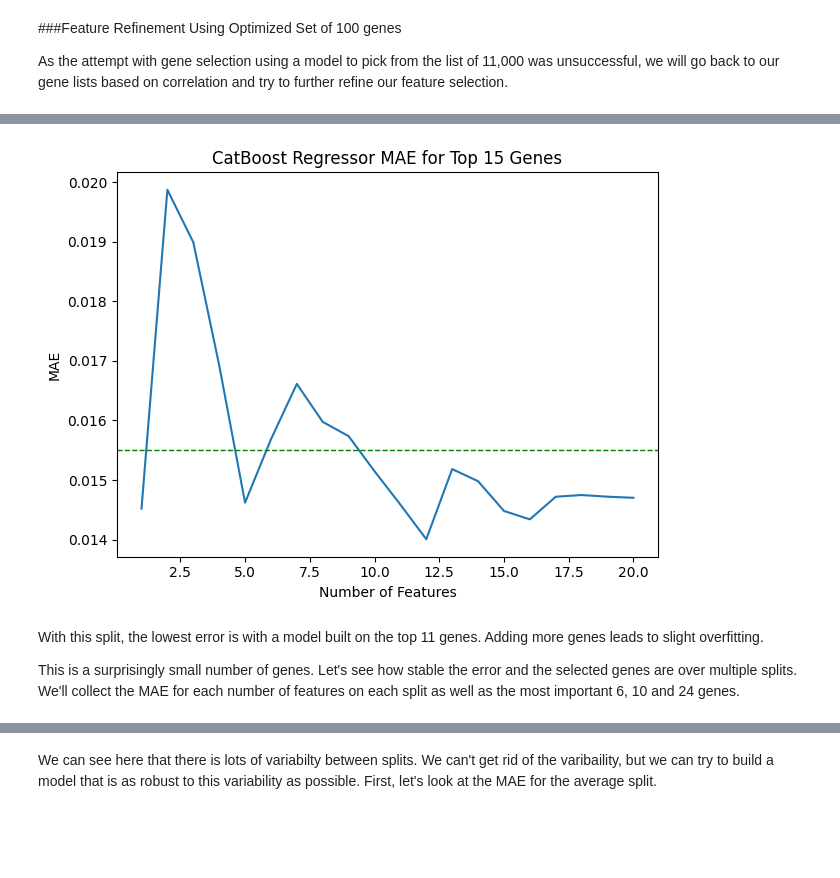
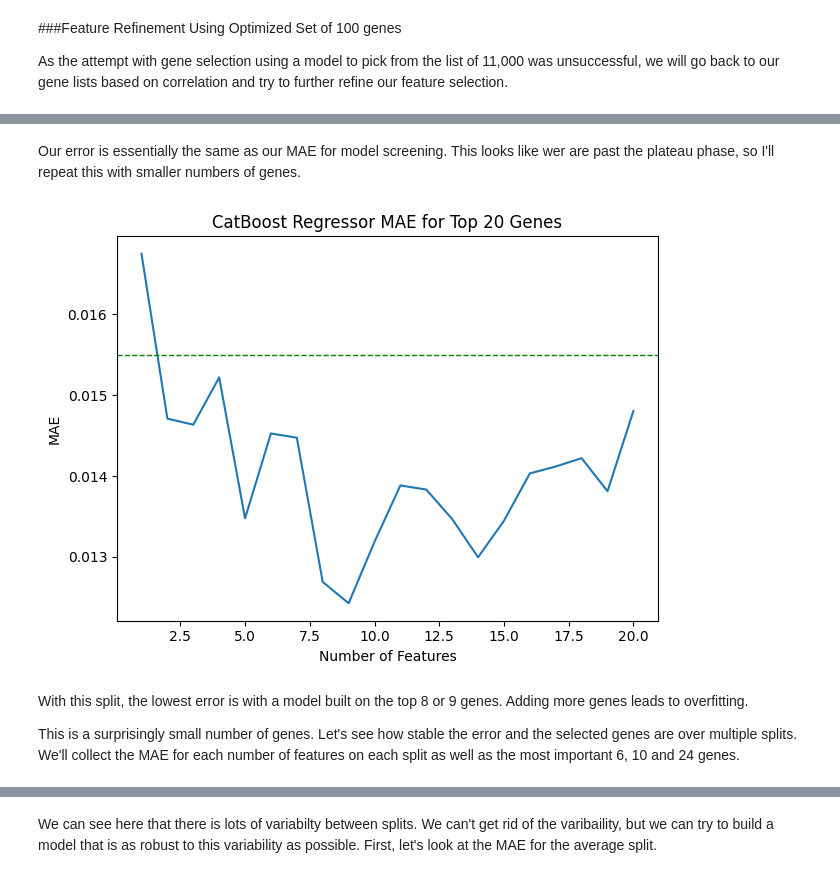
Before and after one commit to dsvoboda101/Springboard, a Jupyter notebook: Capstone3_iPSC/Notebooks/Capstone3_iPSC_Modelling_bulk_condensed.ipynb, the cells around one changed output, grey strips where cells are left out. Cells and saved outputs as stored; diff of their text form; code cells hidden in the pictures; blank space fills up the shorter version.

```diff
--- a/Capstone3_iPSC/Notebooks/Capstone3_iPSC_Modelling_bulk_condensed.ipynb
+++ b/Capstone3_iPSC/Notebooks/Capstone3_iPSC_Modelling_bulk_condensed.ipynb
@@ -680,3 +814,15 @@ shap_values = explainer.shap_values(X_train)
 
 shap_importance = np.abs(shap_values).mean(axis=0)
 shap_rank = pd.Series(shap_importance, index=X_train.columns).sort_values(ascending=False)
+# %%
+# Loop through features lists of the top 50 to 100 features to determine how many features are needed to maintain MAE in the Random Forest learner.
+MAE_full = []
+for i in range(5, 101, 5):
+    X_train_short = X_train[shap_rank.index[:i]]
+    X_test_short = X_test[shap_rank.index[:i]]
+    CB_short = CatBoostRegressor(verbose=0)
+    CB_short.fit(X_train_short, y_train_pr)
+    y_pred_CBshort = CB_short.predict(X_test_short)
+    y_pred_CBshort=np.asarray(y_pred_CBshort).ravel()
+    mae_short = mean_absolute_error(y_test_pr, y_pred_CBshort)
+    MAE_full.append(mae_short)
@@ -710,6 +871,6 @@ The lowest MAE is 5-7 genes.  The error is consistently lower than we saw with o
 # %%
 shap_rank_100 = shap_rank[0:100]
-donor_rank_100 = donor_adata[:, shap_rank_100.index]
+donor_rank_100 = donor_adata[:, shap_rank_100.index].copy()
 # %% [markdown]
 ###Feature Refinement Using Optimized Set of 100 genes
 
@@ -717,12 +883,27 @@ As the attempt with gene selection using a model to pick from the list of 11,000
 # %%
 #Redo the split on this 'new' dataset
+donor_rank_100.X = donor_rank_100.layers['counts'].copy()
 X = pd.DataFrame(donor_rank_100.X, columns=donor_rank_100.var_names, index=donor_rank_100.obs_names)
 y_pr = donor_adata.obs['pseudorank']
 
 X_train, X_test, y_train_pr, y_test_pr = train_test_split(X, y_pr, test_size=0.2, random_state=42)
+X_train = normalize_log(X_train)
+X_test = normalize_log(X_test)
 # %%
 CB_100 = CatBoostRegressor(verbose=0)
 CB_100.fit(X_train, y_train_pr)
 y_pred_100 = CB_100.predict(X_test)
 importances = CB_100.get_feature_importance() #Get feature importances
 CB_importances = pd.Series(importances, index=X_train.columns).sort_values(ascending=False) #Sort genes in order of importance
+# %%
+# Loop through features lists of the top 5 to 100 features to determine how many features are needed to maintain MAE in the Random Forest learner.
+MAE_100 = []
+for i in range(5, 101, 5):
+    X_train_short = X_train[CB_importances.index[:i]]
+    X_test_short = X_test[CB_importances.index[:i]]
+    CB_short = CatBoostRegressor(verbose=0)
+    CB_short.fit(X_train_short, y_train_pr)
+    y_pred_CBshort = CB_short.predict(X_test_short)
+    y_pred_CBshort=np.asarray(y_pred_CBshort).ravel()
+    mae_short = mean_absolute_error(y_test_pr, y_pred_CBshort)
+    MAE_100.append(mae_short)
@@ -729 +924,3 @@ CB_importances = pd.Series(importances, index=X_train.columns).sort_values(ascen
+# %% [markdown]
+Our error is essentially the same as our MAE for model screening. This looks like wer are past the plateau phase, so I'll repeat this with smaller numbers of genes.
 # %%
@@ -741,18 +938,18 @@ for i in range(1, 21, 1):
 # %%
 features_short = range(1, 21, 1)
 summary_short = pd.DataFrame({'MAE':MAE_short}, index=features_short)
 
 sns.lineplot(data=summary_short, x=features_short, y='MAE')
 plt.axhline(y=0.0155, color='green', linestyle='--', linewidth=1)
-plt.title('CatBoost Regressor MAE for Top 15 Genes')
+plt.title('CatBoost Regressor MAE for Top 20 Genes')
 plt.xlabel('Number of Features')
 plt.ylabel('MAE')
 plt.tight_layout()
 plt.show()
 # %% [output]
-[figure, old version]
+[figure, new version]
 # %% [markdown]
-With this split, the lowest error is with a model built on the top 11 genes.  Adding more genes leads to slight overfitting.
+With this split, the lowest error is with a model built on the top 8 or 9 genes.  Adding more genes leads to overfitting.
 
 This is a surprisingly small number of genes.  Let's see how stable the error and the selected genes are over multiple splits.  We'll collect the MAE for each number of features on each split as well as the most important 6, 10 and 24 genes.
 # %%
```
Also changed, not shown: parts of 94 cells of this notebook, 8 other files.
